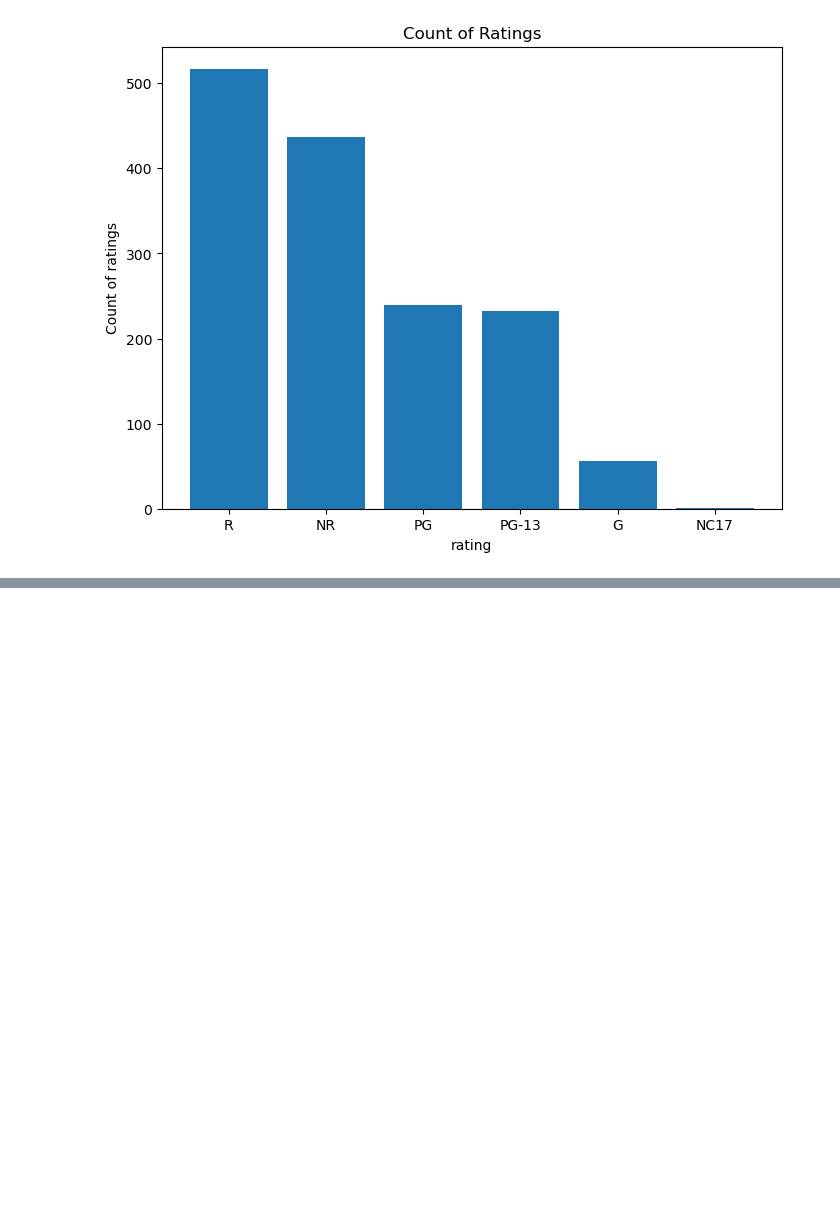
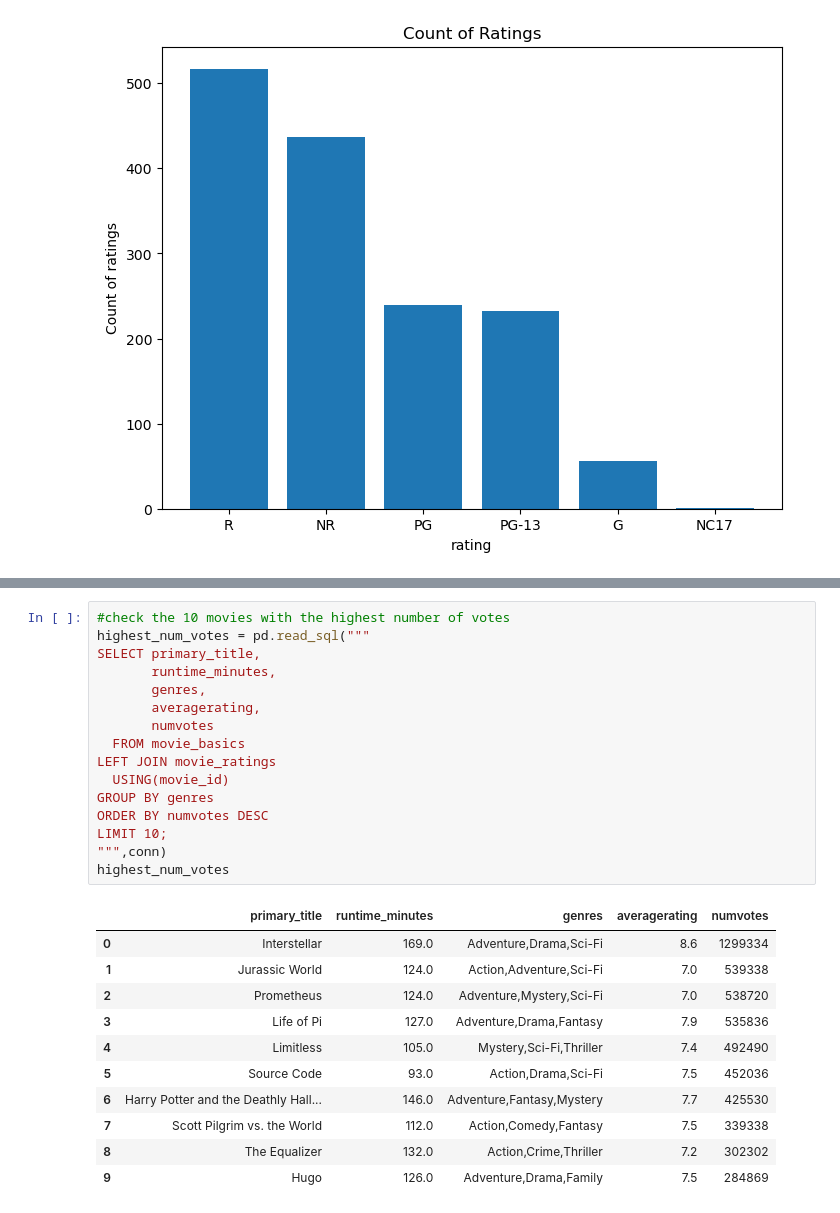
Before and after one commit to jgatharia/DS_Phase_1_Project, a Jupyter notebook: index.ipynb, the cells around one changed output, grey strips where cells are left out. Drawn from its saved outputs; the diff is of its cells as text; blank space fills up the shorter version.

```diff
--- a/index.ipynb
+++ b/index.ipynb
@@ -579,0 +662,28 @@ SELECT *
+# %%
+#check the 10 movies with the highest number of votes
+highest_num_votes = pd.read_sql("""
+SELECT primary_title,
+       runtime_minutes,
+       genres,
+       averagerating,
+       numvotes
+  FROM movie_basics
+LEFT JOIN movie_ratings
+  USING(movie_id)
+GROUP BY genres
+ORDER BY numvotes DESC
+LIMIT 10;
+""",conn)
+highest_num_votes
+# %% [output]
+|  | primary_title | runtime_minutes | genres | averagerating | numvotes |
+| 0 | Interstellar | 169.0 | Adventure,Drama,Sci-Fi | 8.6 | 1299334 |
+| 1 | Jurassic World | 124.0 | Action,Adventure,Sci-Fi | 7.0 | 539338 |
+| 2 | Prometheus | 124.0 | Adventure,Mystery,Sci-Fi | 7.0 | 538720 |
+| 3 | Life of Pi | 127.0 | Adventure,Drama,Fantasy | 7.9 | 535836 |
+| 4 | Limitless | 105.0 | Mystery,Sci-Fi,Thriller | 7.4 | 492490 |
+| 5 | Source Code | 93.0 | Action,Drama,Sci-Fi | 7.5 | 452036 |
+| 6 | Harry Potter and the Deathly Hall... | 146.0 | Adventure,Fantasy,Mystery | 7.7 | 425530 |
+| 7 | Scott Pilgrim vs. the World | 112.0 | Action,Comedy,Fantasy | 7.5 | 339338 |
+| 8 | The Equalizer | 132.0 | Action,Crime,Thriller | 7.2 | 302302 |
+| 9 | Hugo | 126.0 | Adventure,Drama,Family | 7.5 | 284869 |
```
Also changed, not shown: parts of 6 cells of this notebook.
